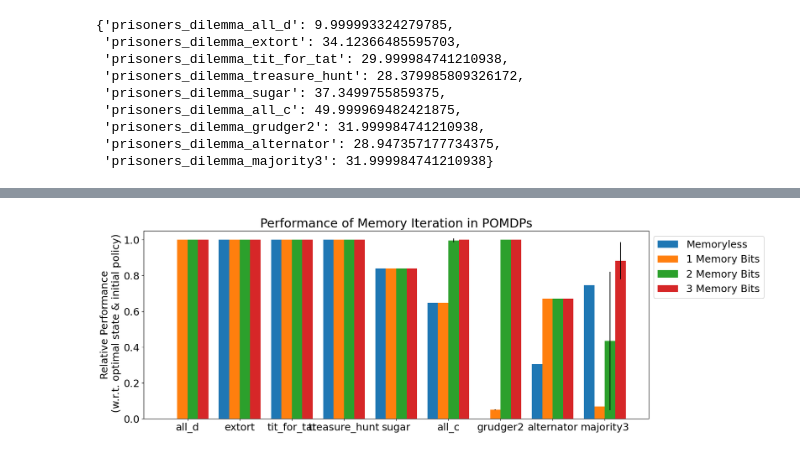
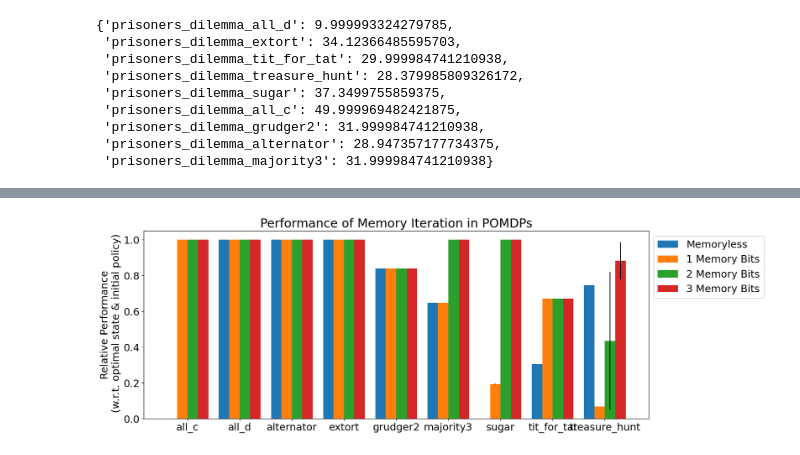
Before and after one commit to taodav/grl, a Jupyter notebook: scripts/plotting/mi_performance.ipynb, the cells around one changed output, grey strips where cells are left out. Saved outputs shown, nothing was run; the diff lists cells and outputs as text; code cells hidden in the pictures.

```diff
--- a/scripts/plotting/mi_performance.ipynb
+++ b/scripts/plotting/mi_performance.ipynb
@@ -113,15 +113,20 @@ for results_path in results_dir.iterdir():
 
     final_mem_perf = get_perf(final_mem_info)
     compare_to_perf = compare_to_dict[args['spec']]
+    init_policy_perf = get_perf(init_policy_info)
+    init_improvement_perf = get_perf(init_improvement_info)
     if (final_mem_perf > compare_to_perf):
         if np.isclose(final_mem_perf, compare_to_perf):
             final_mem_perf = compare_to_perf
         else:
             raise Exception(f"{args['spec']}, compare_to_perf: {compare_to_perf:.3f}, final_mem_perf: {final_mem_perf:.3f}")
 
+    if init_policy_perf > init_improvement_perf:
+        init_policy_perf = init_improvement_perf
+
     single_res.update({
-        'init_policy_perf': get_perf(init_policy_info),
-        'init_improvement_perf': get_perf(init_improvement_info),
+        'init_policy_perf': init_policy_perf,
+        'init_improvement_perf': init_improvement_perf,
         'final_mem_perf': final_mem_perf,
         'compare_to_perf': compare_to_perf,
         # 'init_policy': info['logs']['initial_policy'],
@@ -201,6 +188,7 @@ def maybe_spec_map(id: str):
 
 groups = normalized_df.groupby(split_by, as_index=False)
 means = groups.mean()
+means['init_improvement_perf'].clip(lower=0, upper=1, inplace=True)
 std_errs = groups.std()
 num_n_mem = list(sorted(normalized_df['n_mem_states'].unique()))
 
@@ -212,37 +200,37 @@ specs = means[means['n_mem_states'] == num_n_mem[0]]['spec']
 # spec_order_mapping = [spec_plot_order.index(s) for s in specs]
 spec_order_mapping = np.arange(len(specs), dtype=int)
 
-xlabels = [maybe_spec_map(l) for l in spec_plot_order]
+xlabels = [maybe_spec_map(l) for l in specs]
 x = np.arange(len(specs))
 
 init_improvement_perf_mean = np.array(means[means['n_mem_states'] == num_n_mem[0]]['init_improvement_perf'])
 init_improvement_perf_std = np.array(std_errs[std_errs['n_mem_states'] == num_n_mem[0]]['init_improvement_perf'])
 
 ax.bar(x + (0 + 1) * bar_width,
        init_improvement_perf_mean,
        bar_width,
        yerr=init_improvement_perf_std,
        label='Memoryless')
 
 for i, n_mem_states in enumerate(num_n_mem):
     curr_mem_mean = np.array(means[means['n_mem_states'] == n_mem_states]['final_mem_perf'])
     curr_mem_std = np.array(std_errs[std_errs['n_mem_states'] == n_mem_states]['final_mem_perf'])
     ax.bar(x + (i + 2) * bar_width,
            curr_mem_mean,
            bar_width,
            yerr=curr_mem_std,
            label=f"{int(np.log2(n_mem_states))} Memory Bits")
 
 ax.set_ylim([0, 1.05])
 ax.set_ylabel(f'Relative Performance\n (w.r.t. optimal {compare_to} & initial policy)')
 ax.set_xticks(x + group_width / 2)
 ax.set_xticklabels(xlabels)
 ax.legend(bbox_to_anchor=(1., 1.), framealpha=0.95)
 ax.set_title("Performance of Memory Iteration in POMDPs")
 
 downloads = Path().home() / 'Downloads'
 fig_path = downloads / f"{results_dir.stem}.pdf"
 fig.savefig(fig_path)
 # %% [output]
-[figure, old version]
+[figure, new version]
 # %%
```
Also changed, not shown: parts of 4 cells of this notebook, 1 other file.
